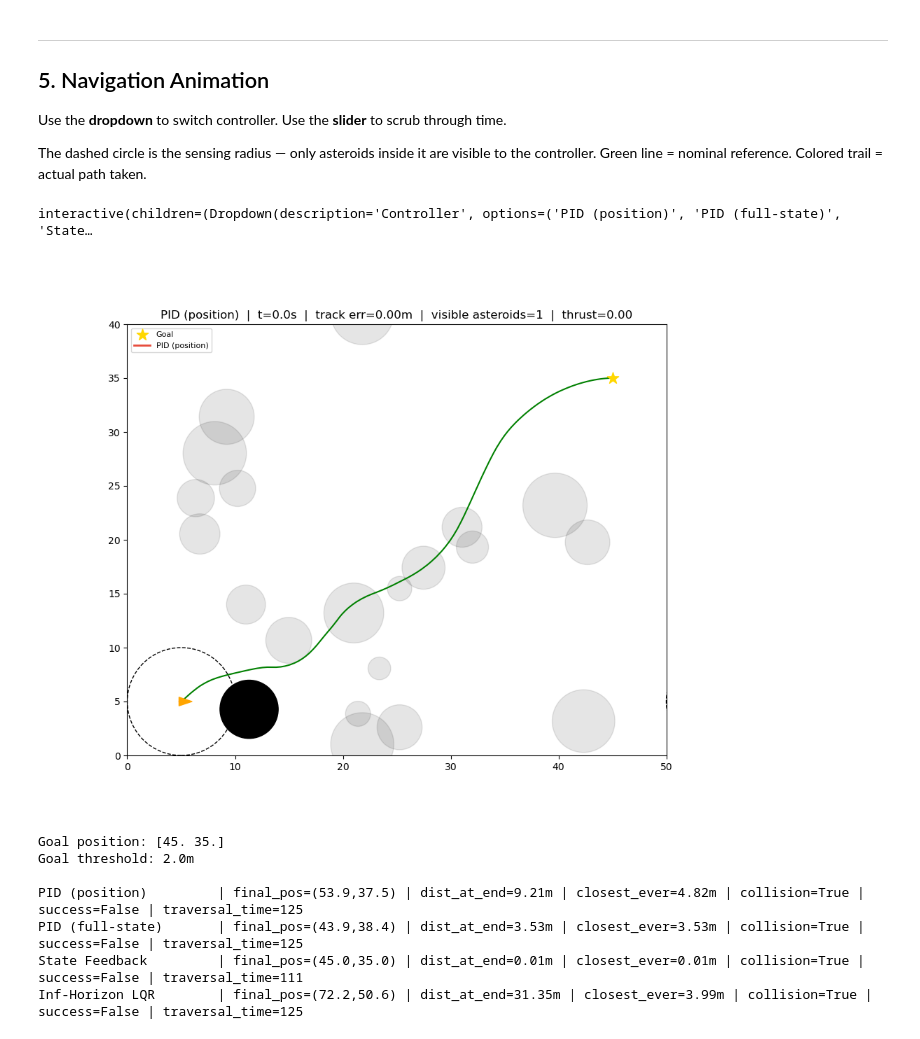
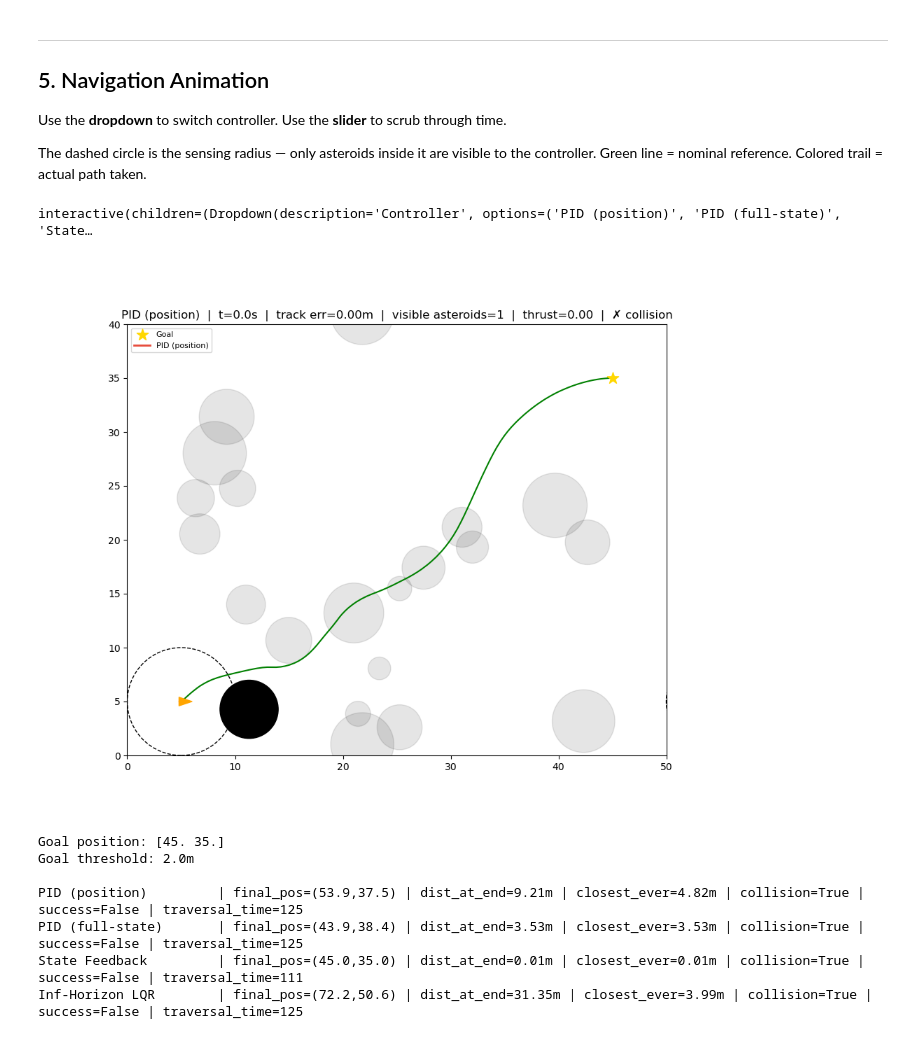
Before and after one commit to FlashFire574/trajectory_optmization_ME548, a Jupyter notebook: trajectory_optimization/notebooks/simulation.ipynb, the cells around one changed output. Cells and saved outputs as stored; diff of their text form; code cells hidden in the pictures.

```diff
--- a/trajectory_optimization/notebooks/simulation.ipynb
+++ b/trajectory_optimization/notebooks/simulation.ipynb
@@ -187,7 +187,7 @@ Use the **slider** to scrub through time.
 The dashed circle is the sensing radius — only asteroids inside it are visible to the controller.
 Green line = nominal reference. Colored trail = actual path taken.
 # %%
-# Setup the figure once
+# Setup the figure once — reuse across slider/dropdown updates
 _first = list(results.keys())[0]
 fig_anim, ax_anim = env.plot(
     state   = start_state,
@@ -216,36 +216,36 @@ def animate_navigation(controller=_first, k=0):
     thrust = float(np.abs(controls[min(k, T-1), 1])) / A_LIMIT
 
     # Update environment plot: spacecraft pose, sensing circle, asteroid positions
     env.at_time(k * dt).plot(
         state         = history[k],
         plan          = xs_nom,           # green nominal ahead
         history       = history[:k+1],    # blue trail
         scaled_thrust = thrust,
         sensor        = LIMITED_SENSING,  # show sensing circle
         ax            = ax_anim,
     )
 
     # Overlay actual path in controller colour
     _path_line.set_data(history[:k+1, 0], history[:k+1, 1])
     _path_line.set_color(COLORS[controller])
     _path_line.set_label(controller)
 
     # Status
     track_err = float(np.linalg.norm(history[k, :2] - xs_nom[k, :2]))
     visible   = res['sensed_asteroids'][min(k, T-1)]
-    #status    = '✓ goal' if res['success'] else ('✗ collision' if res['collision'] else '...')
+    status    = '✓ goal' if res['success'] else ('✗ collision' if res['collision'] else '...')
 
     ax_anim.set_title(
         f"{controller}  |  t={k*dt:.1f}s  |  "
         f"track err={track_err:.2f}m  |  "
         f"visible asteroids={visible}  |  "
-        f"thrust={controls[min(k,T-1),1]:.2f}"
+        f"thrust={controls[min(k,T-1),1]:.2f}  |  {status}"
     )
     ax_anim.legend(loc='upper left', fontsize=8)
     fig_anim.canvas.draw_idle()
 # %% [output]
 interactive(children=(Dropdown(description='Controller', options=('PID (position)', 'PID (full-state)', 'State…
-[figure, old version]
+[figure, new version]
 # %%
 print(f"Goal position: {goal_position}")
 print(f"Goal threshold: 2.0m\n")
```
Also changed, not shown: parts of 5 cells of this notebook, 6 other files.
